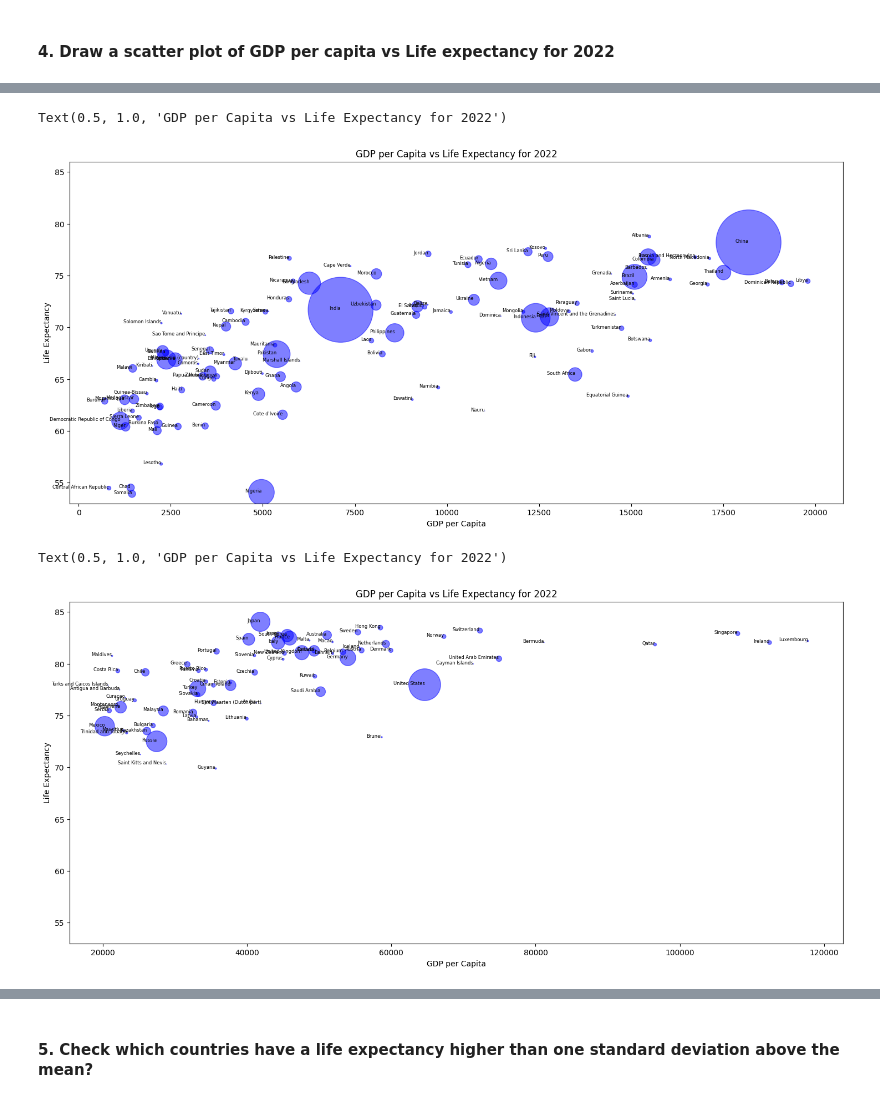
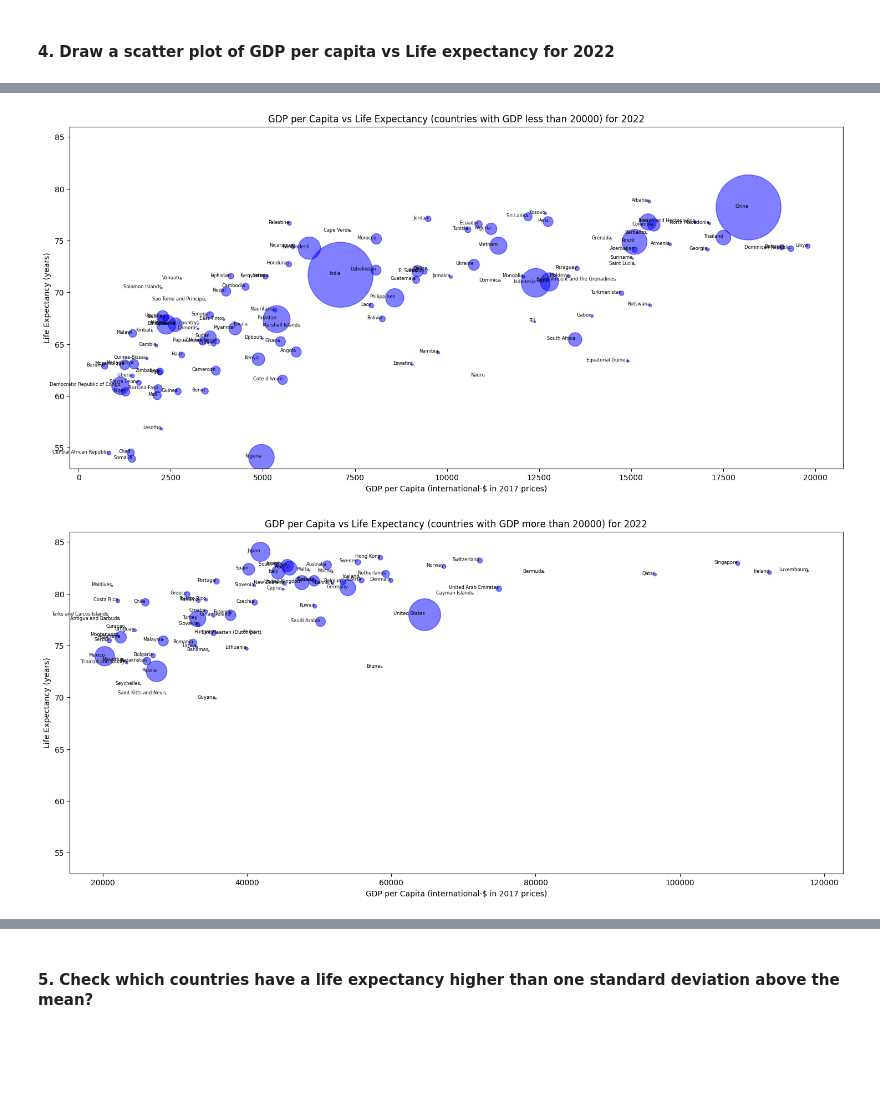
Before and after one commit to sdvelev/Introduction-To-Data-Science-And-AI, a Jupyter notebook: 01-introduction-to-data-science-and-python/assignment-1-Stefan-Velev.ipynb, the cells around one changed output, grey strips where cells are left out. Saved outputs shown, nothing was run; the diff lists cells and outputs as text; code cells hidden in the pictures; blank space fills up the shorter version.

```diff
--- a/01-introduction-to-data-science-and-python/assignment-1-Stefan-Velev.ipynb
+++ b/01-introduction-to-data-science-and-python/assignment-1-Stefan-Velev.ipynb
@@ -92,36 +94,32 @@ Text(0.5, 1.0, 'GDP per Capita vs Life Expectancy for 2022')
 # %%
 plt.figure(figsize=(18, 8))
 df_lower_GDP = df[df['GDP per capita'] <= 20000]
 plt.scatter(df_lower_GDP['GDP per capita'], df_lower_GDP['Life expectancy'], color='blue', s = df_lower_GDP['Population']/200000, alpha=0.5)
 
-#plt.xticks([1000, 2000, 5000, 10000, 20000, 50000, 100000])
+for i, country in enumerate(df_lower_GDP['Country']):
+    plt.text(df_lower_GDP['GDP per capita'].iloc[i], df_lower_GDP['Life expectancy'].iloc[i], df_lower_GDP['Country'].iloc[i], fontsize=6, ha='right')
 
 plt.ylim(53, 86)
 
-for i, country in enumerate(df_lower_GDP['Country']):
-    plt.text(df_lower_GDP['GDP per capita'].iloc[i], df_lower_GDP['Life expectancy'].iloc[i], df_lower_GDP['Country'].iloc[i], fontsize=6, ha='right')
-
-plt.xlabel('GDP per Capita')
-plt.ylabel('Life Expectancy')
-plt.title('GDP per Capita vs Life Expectancy for 2022')
+plt.xlabel('GDP per Capita (international-$ in 2017 prices)')
+plt.ylabel('Life Expectancy (years)')
+plt.title('GDP per Capita vs Life Expectancy (countries with GDP less than 20000) for 2022')
+plt.show()
 # %% [output]
-Text(0.5, 1.0, 'GDP per Capita vs Life Expectancy for 2022')
-[figure, old version]
+[figure, new version]
 # %%
 plt.figure(figsize=(18, 8))
 df_higher_GDP = df[df['GDP per capita'] >= 20000]
 plt.scatter(df_higher_GDP['GDP per capita'], df_higher_GDP['Life expectancy'], color='blue', s = df_higher_GDP['Population']/200000, alpha=0.5)
 
-#plt.xticks([1000, 2000, 5000, 10000, 20000, 50000, 100000])
+for i, country in enumerate(df_higher_GDP['Country']):
+    plt.text(df_higher_GDP['GDP per capita'].iloc[i], df_higher_GDP['Life expectancy'].iloc[i], df_higher_GDP['Country'].iloc[i], fontsize=6, ha='right')
 
 plt.ylim(53, 86)
 
-for i, country in enumerate(df_higher_GDP['Country']):
-    plt.text(df_higher_GDP['GDP per capita'].iloc[i], df_higher_GDP['Life expectancy'].iloc[i], df_higher_GDP['Country'].iloc[i], fontsize=6, ha='right')
-
-plt.xlabel('GDP per Capita')
-plt.ylabel('Life Expectancy')
-plt.title('GDP per Capita vs Life Expectancy for 2022')
+plt.xlabel('GDP per Capita (international-$ in 2017 prices)')
+plt.ylabel('Life Expectancy (years)')
+plt.title('GDP per Capita vs Life Expectancy (countries with GDP more than 20000) for 2022')
+plt.show()
 # %% [output]
-Text(0.5, 1.0, 'GDP per Capita vs Life Expectancy for 2022')
-[figure, old version]
+[figure, new version]
```
Also changed, not shown: parts of 17 cells of this notebook.
